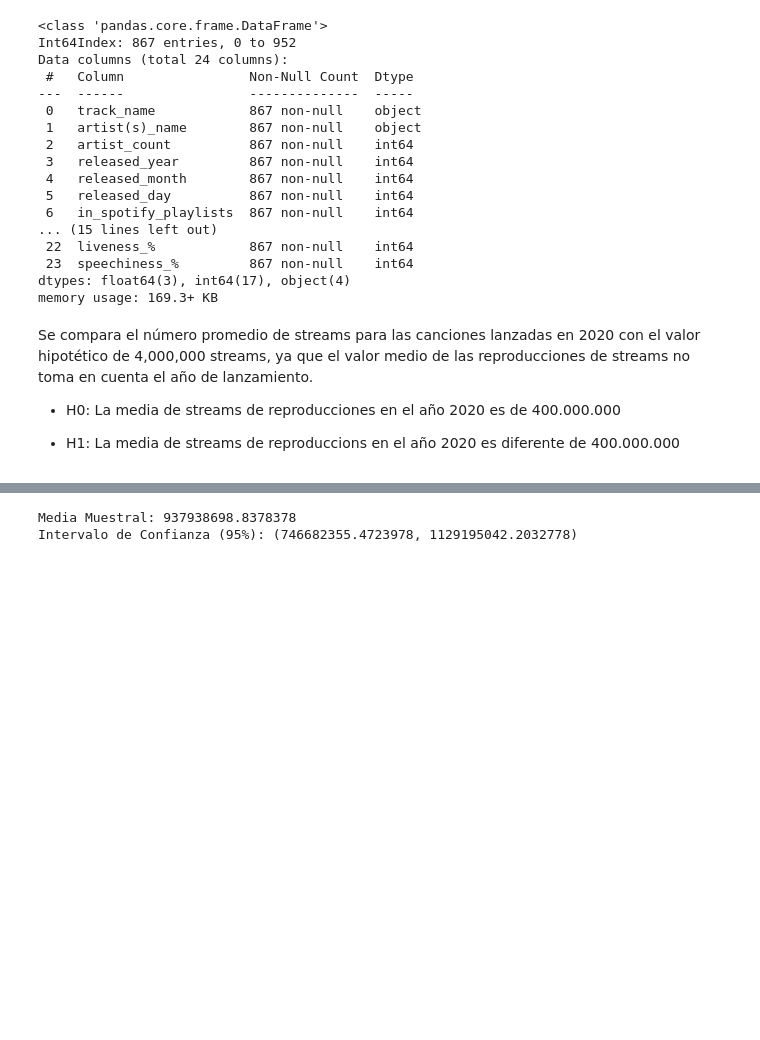
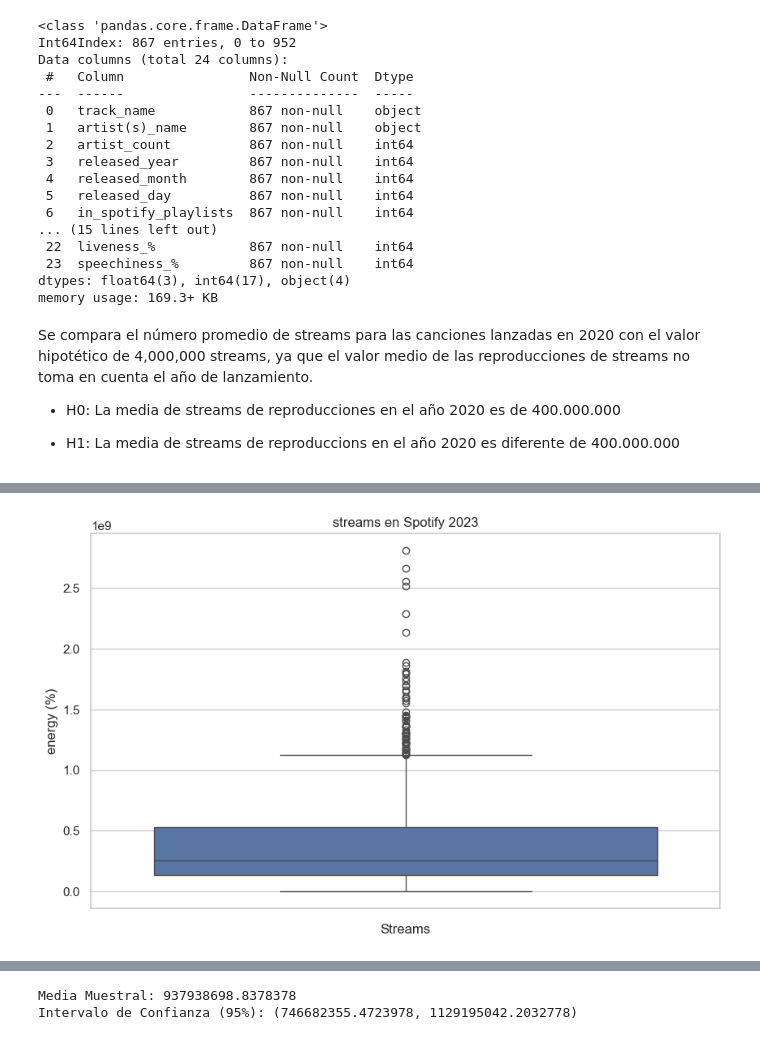
Before and after one commit to hugofmr/estadistica_edem, a Jupyter notebook: trabajo/Hugo.ipynb, the cells around one changed output, grey strips where cells are left out. Drawn from its saved outputs; the diff is of its cells as text; code cells hidden in the pictures; blank space fills up the shorter version.

```diff
--- a/trabajo/Hugo.ipynb
+++ b/trabajo/Hugo.ipynb
@@ -322,3 +331,13 @@ Se compara el número promedio de streams para las canciones lanzadas en 2020 co
+# %%
+# Crear un boxplot
+plt.figure(figsize=(10, 6)) # Ajusta el tamaño según necesites
+sns.boxplot(y=df['streams'])
+plt.title('streams en Spotify 2023')
+plt.ylabel('energy (%)')
+plt.xlabel('Streams') # Seaborn gestiona automáticamente las etiquetas del eje X para boxplots verticales
+plt.show()
+# %% [output]
+[figure, added]
 # %%
 # Filtrando el DataFrame para obtener los streams del año 2020
 streams_2020 = df[df['released_year'] == 2020]['streams']
```
Also changed, not shown: parts of 7 cells of this notebook.
